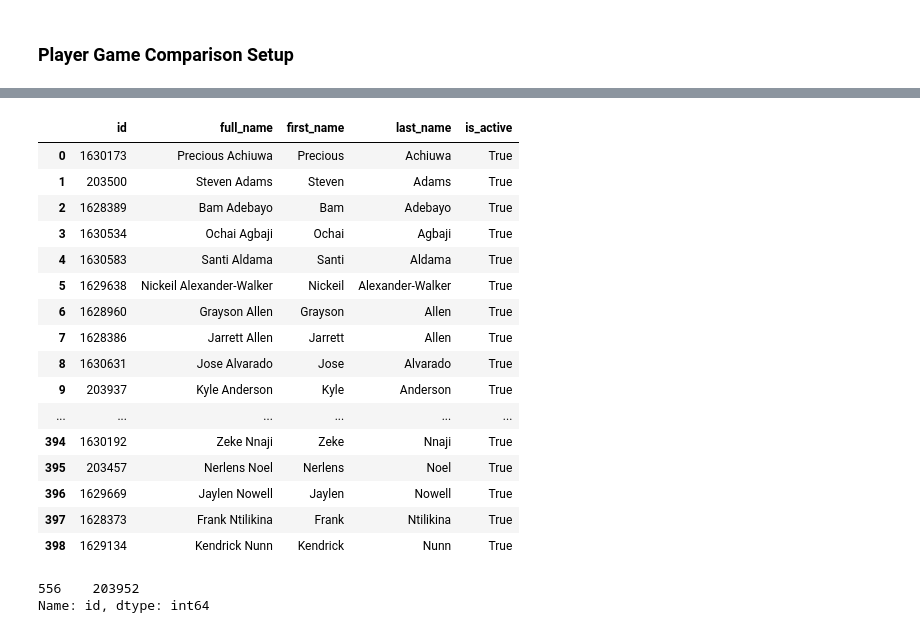
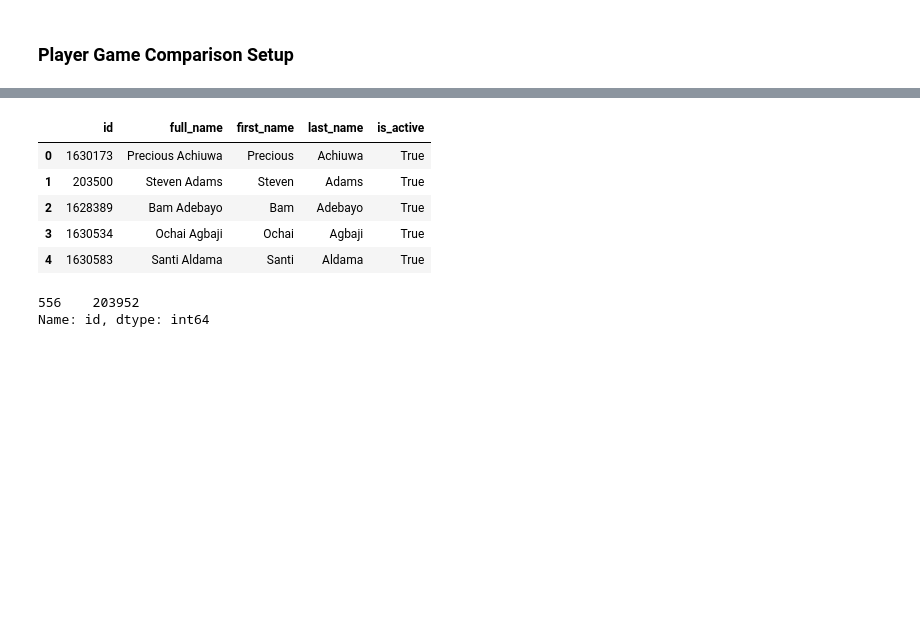
Before and after one commit to paulsg3/NBA, a Jupyter notebook: Choosing_Your_Fantasy_NBA_Team_22_23.ipynb, the cells around one changed output, grey strips where cells are left out. Cells and saved outputs as stored; diff of their text form; code cells hidden in the pictures; blank space fills up the shorter version.

```diff
--- a/Choosing_Your_Fantasy_NBA_Team_22_23.ipynb
+++ b/Choosing_Your_Fantasy_NBA_Team_22_23.ipynb
@@ -970,25 +970,14 @@ Successfully installed nba-api-1.1.14 numpy-1.24.1
 # %%
 test = players.get_active_players()
 df = pd.DataFrame.from_records(test)
-df
+df.head()
 # %% [output]
 |  | id | full_name | first_name | last_name | is_active |
 | 0 | 1630173 | Precious Achiuwa | Precious | Achiuwa | True |
 | 1 | 203500 | Steven Adams | Steven | Adams | True |
 | 2 | 1628389 | Bam Adebayo | Bam | Adebayo | True |
 | 3 | 1630534 | Ochai Agbaji | Ochai | Agbaji | True |
 | 4 | 1630583 | Santi Aldama | Santi | Aldama | True |
-| 5 | 1629638 | Nickeil Alexander-Walker | Nickeil | Alexander-Walker | True |
-| 6 | 1628960 | Grayson Allen | Grayson | Allen | True |
-| 7 | 1628386 | Jarrett Allen | Jarrett | Allen | True |
-| 8 | 1630631 | Jose Alvarado | Jose | Alvarado | True |
-| 9 | 203937 | Kyle Anderson | Kyle | Anderson | True |
-| ... | ... | ... | ... | ... | ... |
-| 394 | 1630192 | Zeke Nnaji | Zeke | Nnaji | True |
-| 395 | 203457 | Nerlens Noel | Nerlens | Noel | True |
-| 396 | 1629669 | Jaylen Nowell | Jaylen | Nowell | True |
-| 397 | 1628373 | Frank Ntilikina | Frank | Ntilikina | True |
-| 398 | 1629134 | Kendrick Nunn | Kendrick | Nunn | True |
 # %%
 df[df['full_name']=='Andrew Wiggins']['id']
 # %% [output]
```
Also changed, not shown: parts of 1 cell of this notebook.
